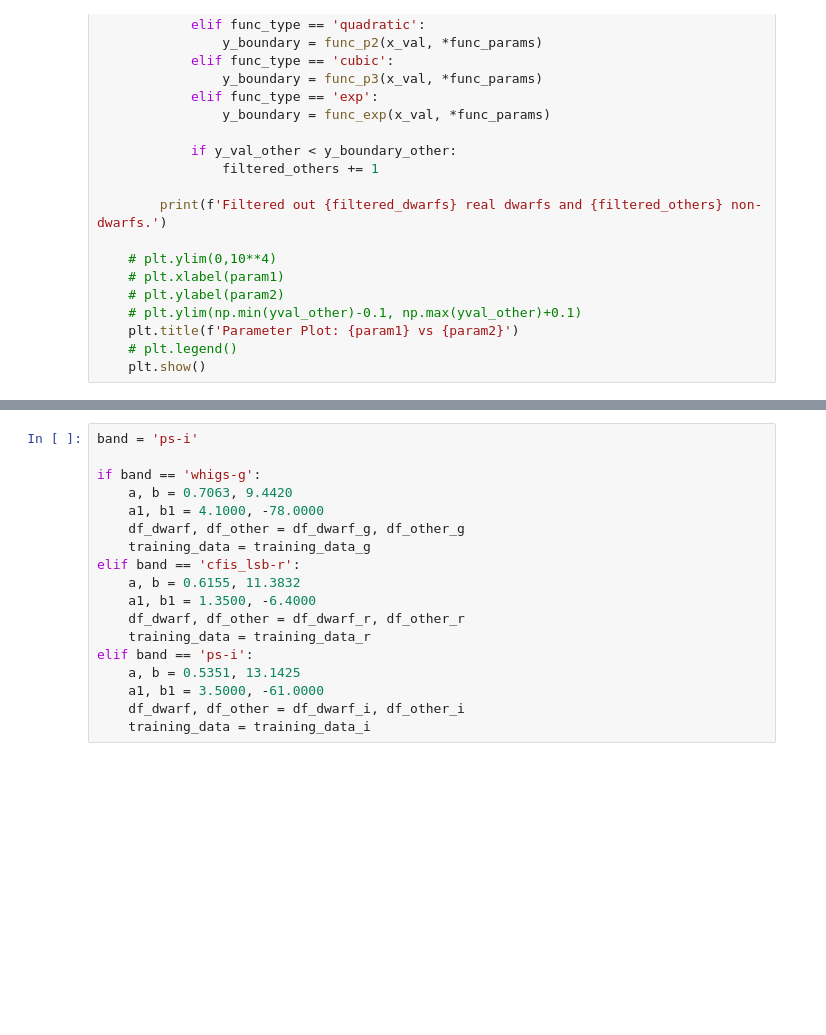
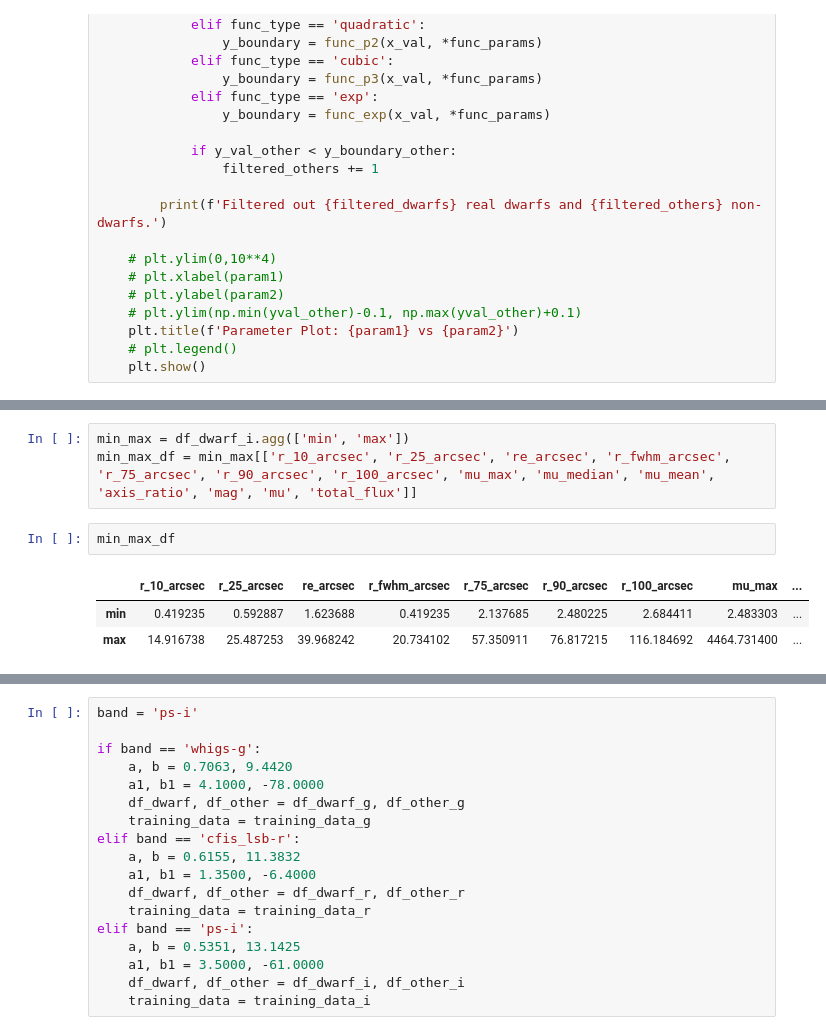
Before and after one commit to heesters-nick/DwarForge, a Jupyter notebook: notebooks/data_accretion.ipynb, the cells around one changed output, grey strips where cells are left out. Drawn from its saved outputs; the diff is of its cells as text; blank space fills up the shorter version.

```diff
--- a/notebooks/data_accretion.ipynb
+++ b/notebooks/data_accretion.ipynb
@@ -2324,3 +2328,12 @@ def filter_candidates(df, band):
     )
 
     return df_mod
+# %%
+min_max = df_dwarf_i.agg(['min', 'max'])
+min_max_df = min_max[['r_10_arcsec', 'r_25_arcsec', 're_arcsec', 'r_fwhm_arcsec', 'r_75_arcsec', 'r_90_arcsec', 'r_100_arcsec', 'mu_max', 'mu_median', 'mu_mean', 'axis_ratio', 'mag', 'mu', 'total_flux']]
+# %%
+min_max_df
+# %% [output]
+|  | r_10_arcsec | r_25_arcsec | re_arcsec | r_fwhm_arcsec | r_75_arcsec | r_90_arcsec | r_100_arcsec | mu_max | ... |
+| min | 0.419235 | 0.592887 | 1.623688 | 0.419235 | 2.137685 | 2.480225 | 2.684411 | 2.483303 | ... |
+| max | 14.916738 | 25.487253 | 39.968242 | 20.734102 | 57.350911 | 76.817215 | 116.184692 | 4464.731400 | ... |
```
Also changed, not shown: parts of 17 cells of this notebook, 13 other files.
